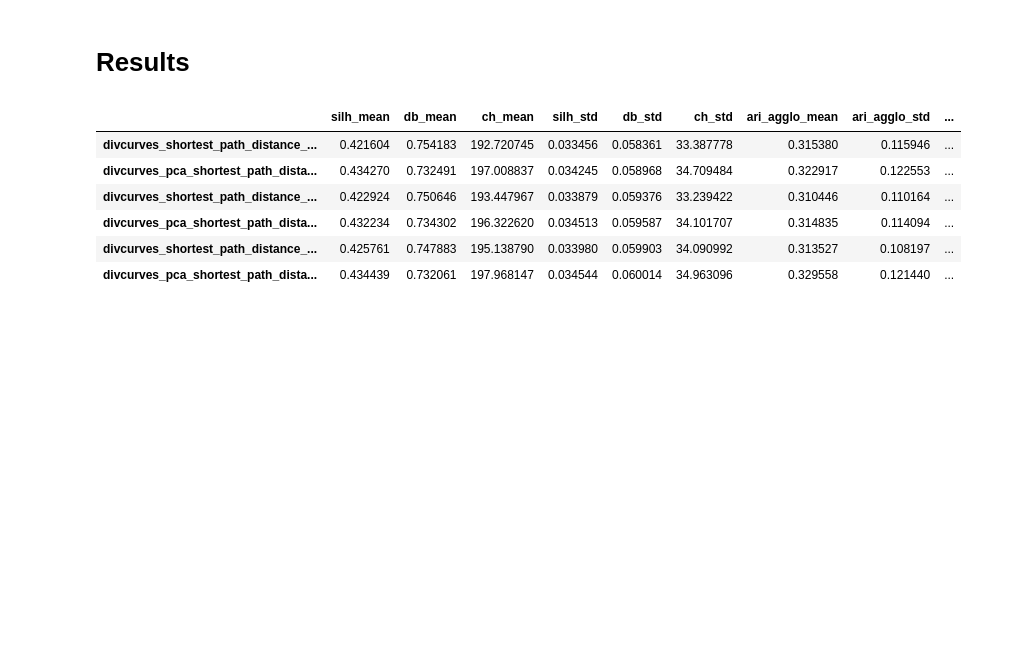
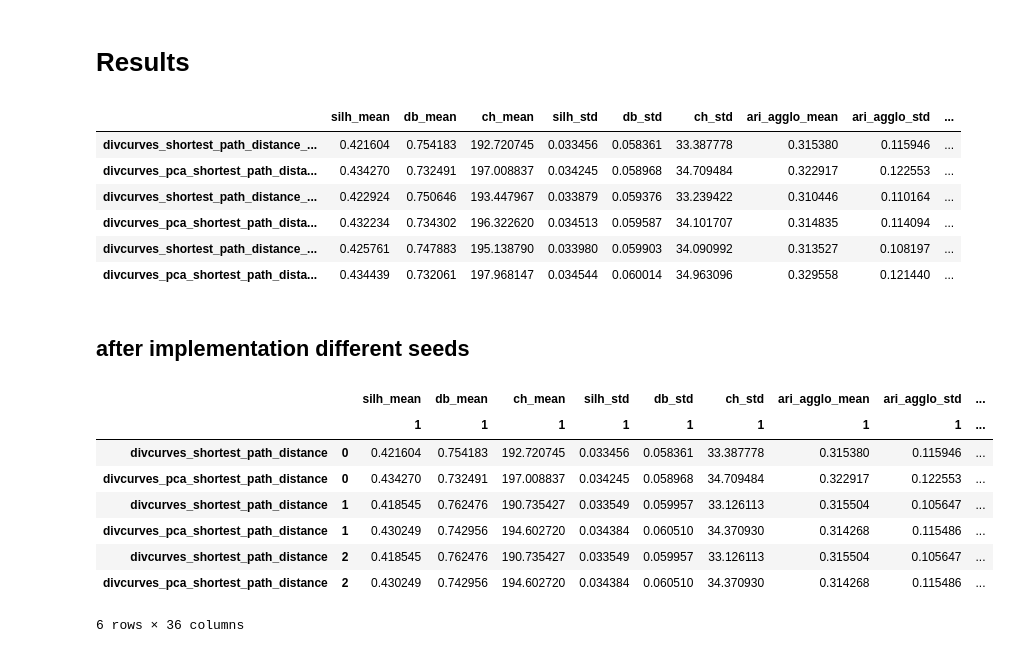
Before and after one commit to aidos-lab/diversity_curves, a Jupyter notebook: simulations/ablation_distributions/nreps_stability.ipynb, the cells around one changed output. Drawn from its saved outputs; the diff is of its cells as text; code cells hidden in the pictures; blank space fills up the shorter version.

Commit message:
include repeating over different seeds

```diff
--- a/simulations/ablation_distributions/nreps_stability.ipynb
+++ b/simulations/ablation_distributions/nreps_stability.ipynb
@@ -46,3 +340,5 @@ res_multicol = pd.MultiIndex.from_product(
     [res.columns, res.index.map(lambda x: int(x[-1]))],
     names = ['score', 'nrep']
     )
+# %% [markdown]
+## after implementation different seeds
@@ -48,0 +348,12 @@ res_multicol = pd.MultiIndex.from_product(
+# %%
+res_unordered
+# %% [output]
+|  |  | silh_mean | db_mean | ch_mean | silh_std | db_std | ch_std | ari_agglo_mean | ari_agglo_std | ... |
+|  |  | 1 | 1 | 1 | 1 | 1 | 1 | 1 | 1 | ... |
+| divcurves_shortest_path_distance | 0 | 0.421604 | 0.754183 | 192.720745 | 0.033456 | 0.058361 | 33.387778 | 0.315380 | 0.115946 | ... |
+| divcurves_pca_shortest_path_distance | 0 | 0.434270 | 0.732491 | 197.008837 | 0.034245 | 0.058968 | 34.709484 | 0.322917 | 0.122553 | ... |
+| divcurves_shortest_path_distance | 1 | 0.418545 | 0.762476 | 190.735427 | 0.033549 | 0.059957 | 33.126113 | 0.315504 | 0.105647 | ... |
+| divcurves_pca_shortest_path_distance | 1 | 0.430249 | 0.742956 | 194.602720 | 0.034384 | 0.060510 | 34.370930 | 0.314268 | 0.115486 | ... |
+| divcurves_shortest_path_distance | 2 | 0.418545 | 0.762476 | 190.735427 | 0.033549 | 0.059957 | 33.126113 | 0.315504 | 0.105647 | ... |
+| divcurves_pca_shortest_path_distance | 2 | 0.430249 | 0.742956 | 194.602720 | 0.034384 | 0.060510 | 34.370930 | 0.314268 | 0.115486 | ... |
+6 rows × 36 columns
```
Also changed, not shown: parts of 8 cells of this notebook, 1 other file.
